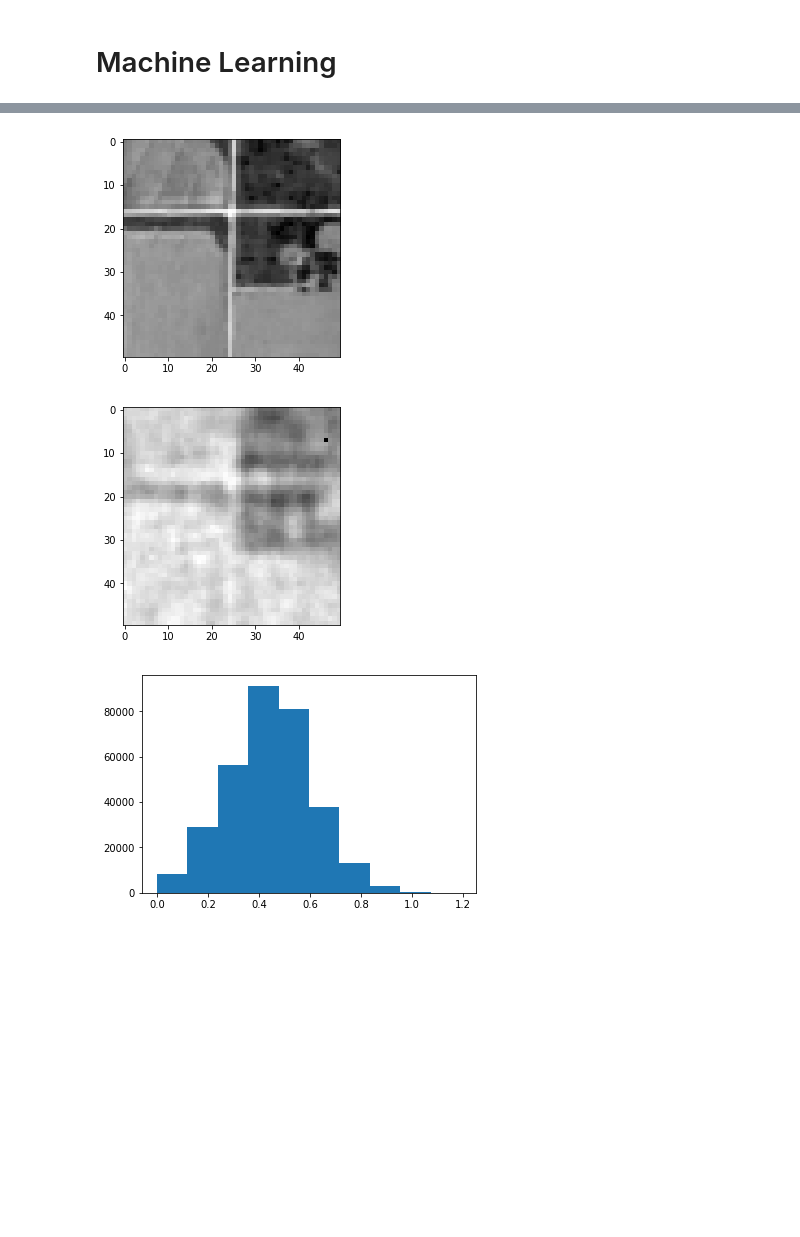
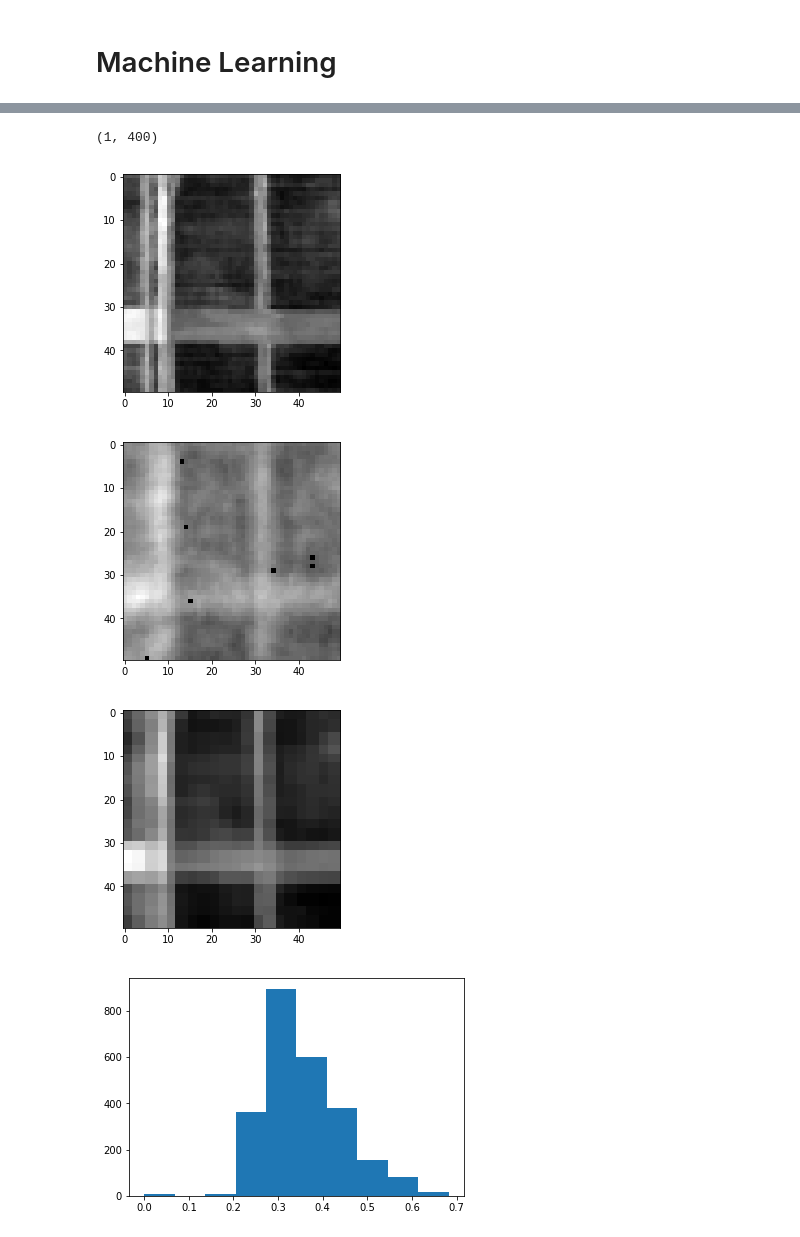
Before and after one commit to jldowns/google_earth_engine_notebook, a Jupyter notebook: notebook/4-Unsupervised.ipynb, the cells around one changed output, grey strips where cells are left out. Drawn from its saved outputs; the diff is of its cells as text; code cells hidden in the pictures; blank space fills up the shorter version.

```diff
--- a/notebook/4-Unsupervised.ipynb
+++ b/notebook/4-Unsupervised.ipynb
@@ -86,7 +86,7 @@ for line in open(TEST_IMG_LABELS).read().splitlines():
 # Look inside protobuff to make sure records are correctly recorded.
 #
 
-PROTO_FILENAME = "gee_train.tfrecords"
+PROTO_FILENAME = "gee_test.tfrecords"
 
 i = 0
 for serialized_example in tf.python_io.tf_record_iterator(PROTO_FILENAME):
@@ -263,11 +290,9 @@ for i in range(10000):
     # Debug output
     if i%100 == 0:
         prediction, loss_out = sess.run( fetches = [y_pred, loss],
-                                         feed_dict={proto_filename:"gee_train.tfrecords",
-                                                    training: False})
+                                         feed_dict={training: False, batch_size:256})
         print i, ":", loss_out
 
     # run an iteration
-    optimizer.run(feed_dict={proto_filename:"gee_train.tfrecords",
-                             training: True})
+    optimizer.run(feed_dict={training: True, batch_size:16})
 # %% [output]
@@ -291,17 +316,21 @@ for i in range(10000):
 # %%
 # Prediction
 
 # farm, city, mountain
 
 
-img_in, prediction, loss_out = sess.run( fetches = [y_true, y_pred, loss],
-                                         feed_dict={proto_filename:"gee_test.tfrecords",
-                                                    training: False})
+img_in, prediction, loss_out, feature_vector = sess.run( fetches = [y_true,y_pred, loss, fc2],
+                                         feed_dict={training: False, batch_size:1})
 
-plt.imshow(img_in.reshape((-1,50,50))[0,:,:], cmap='gray'); plt.show()
-plt.imshow(prediction.reshape((-1, 50,50))[0,:,:], cmap='gray'); plt.show()
+print feature_vector.shape
+plt.imshow(img_in.reshape((50,50)), cmap='gray'); plt.show()
+plt.imshow(prediction.reshape((50,50)), cmap='gray'); plt.show()
+silly_img = scipy.misc.imresize(scipy.misc.imresize(img_in.reshape((50,50)), (20,20)), (50,50), 'nearest')
+plt.imshow(silly_img, cmap='gray'); plt.show()
 plt.hist(prediction.flatten()); plt.show()
 # %% [output]
+(1, 400)
-[figure, old version]
+[figure, new version]
-[figure, old version]
+[figure, new version]
-[figure, old version]
+[figure, new version]
+[figure, added]
```
Also changed, not shown: parts of 5 cells of this notebook, 2 other files.
